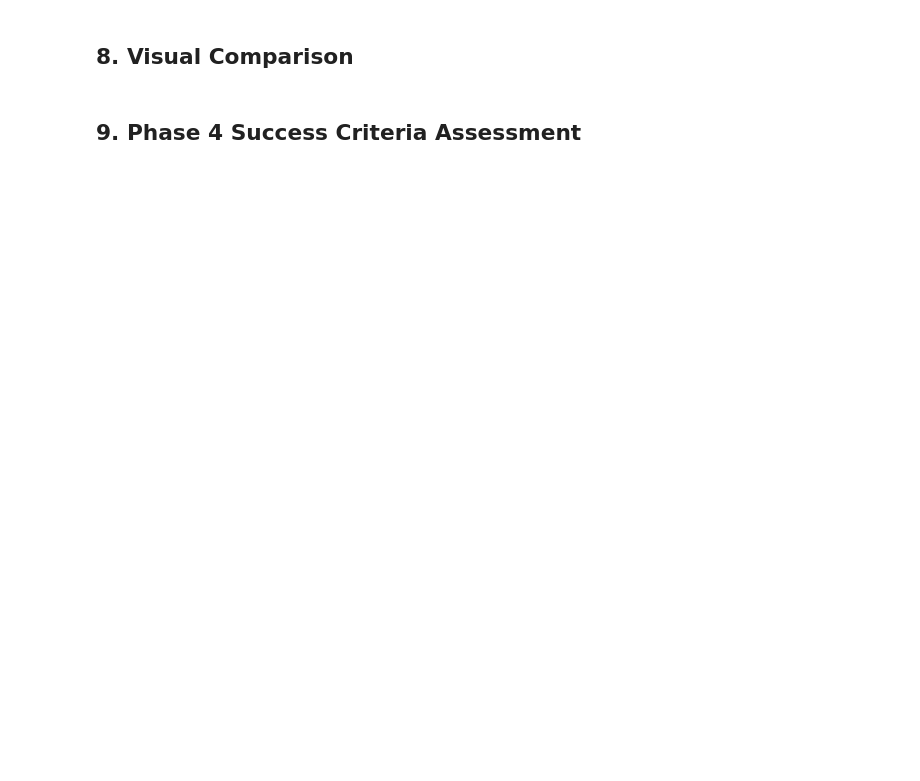
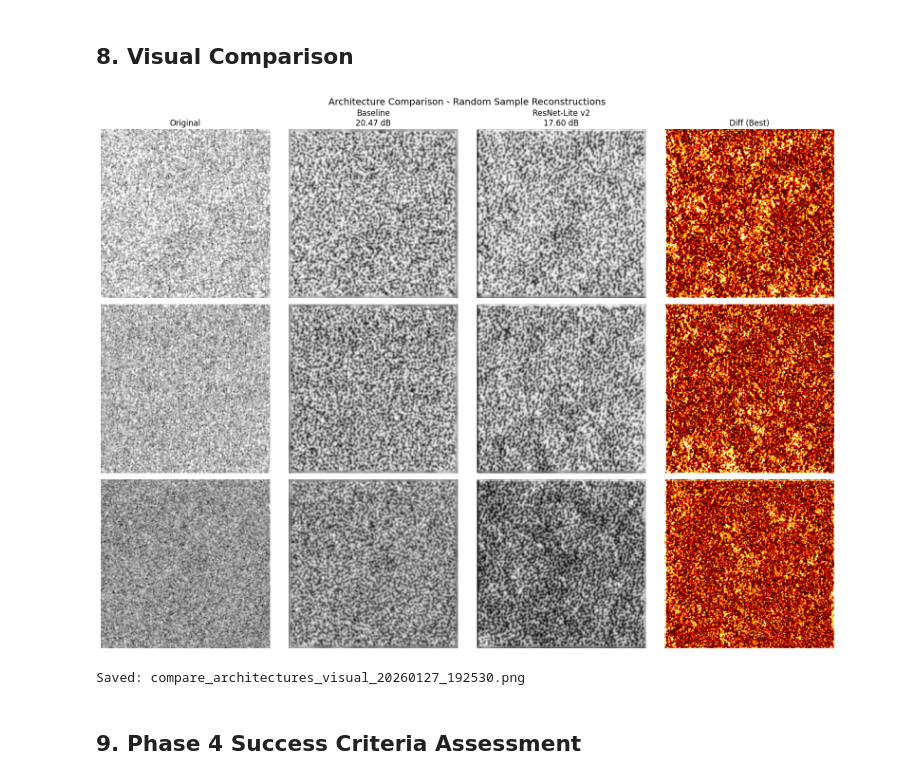
Before and after one commit to AdamDuffyCastaldo/CNNAutoencoderProject, a Jupyter notebook: notebooks/compare_architectures.ipynb, the cells around one changed output. Saved outputs shown, nothing was run; the diff lists cells and outputs as text; code cells hidden in the pictures; blank space fills up the shorter version.

Commit message:
more training + architecture comparison and improvement

```diff
--- a/notebooks/compare_architectures.ipynb
+++ b/notebooks/compare_architectures.ipynb
@@ -43,16 +48,19 @@ device = 'cuda' if torch.cuda.is_available() else 'cpu'
 # %%
 # Model configurations
 # Each entry: (checkpoint_path, model_class, model_kwargs, status)
+# Note: checkpoints live under notebooks/checkpoints/ (created from notebook runs)
+CKPT_ROOT = "notebooks/checkpoints"
+
 MODEL_CONFIGS = OrderedDict([
     ('Baseline', {
-        'checkpoint': 'checkpoints/baseline_c16_fast/best.pth',
+        'checkpoint': f'{CKPT_ROOT}/baseline_c16_fast/best.pth',
         'class': SARAutoencoder,
         'kwargs': {'latent_channels': 16},
         'status': 'complete',
         'notes': 'Plain 4-layer encoder-decoder'
     }),
     ('ResNet-Lite v2', {
-        'checkpoint': 'checkpoints/resnet_lite_v2_c16/best.pth',
+        'checkpoint': f'{CKPT_ROOT}/resnet_lite_v2_c16/best.pth',
         'class': ResNetAutoencoder,
         'kwargs': {'latent_channels': 16, 'base_channels': 32},
         'status': 'complete',
@@ -66,7 +74,7 @@ MODEL_CONFIGS = OrderedDict([
         'notes': 'LR too conservative (1e-5), underperformed baseline'
     }),
     ('Attention v1', {
-        'checkpoint': 'checkpoints/attention_v1_c16/quick_test.pth',
+        'checkpoint': 'checkpoints/attention_v2_quick_c16/best.pth',
         'class': AttentionAutoencoder,
         'kwargs': {'latent_channels': 16, 'base_channels': 64},
         'status': 'incomplete',
@@ -75,3 +83,7 @@ MODEL_CONFIGS = OrderedDict([
 ])
 
 print(f"Configured {len(MODEL_CONFIGS)} models for comparison")
+print()
+for name, cfg in MODEL_CONFIGS.items():
+    exists = Path(cfg['checkpoint']).exists()
+    print(f"  {'OK' if exists else 'MISSING':>7}  {name}: {cfg['checkpoint']}")
@@ -243,13 +317,19 @@ if complete_models:
 # %% [markdown]
 ## 8. Visual Comparison
 # %%
-# Visual comparison on sample patches
+# Visual comparison on random sample patches
+import random
+from datetime import datetime
+timestamp = datetime.now().strftime("%Y%m%d_%H%M%S")
+
 n_samples = 3
 complete_models_list = [name for name in models.keys() if model_info[name]['status'] == 'complete']
 
+# Grab a random batch by sampling random indices from the val dataset
+random_indices = random.sample(range(len(dm.val_dataset)), n_samples)
+sample_batch = torch.stack([dm.val_dataset[i] for i in random_indices]).to(device)
+
 fig, axes = plt.subplots(n_samples, len(complete_models_list) + 2, figsize=(4 * (len(complete_models_list) + 2), 4 * n_samples))
-
-sample_batch = next(iter(val_loader))[:n_samples].to(device)
 
 for i in range(n_samples):
     orig = sample_batch[i, 0].cpu().numpy()
@@ -258,36 +338,40 @@ for i in range(n_samples):
     axes[i, 0].imshow(orig, cmap='gray')
     axes[i, 0].set_title('Original' if i == 0 else '')
     axes[i, 0].axis('off')
 
     # Each complete model
     for j, name in enumerate(complete_models_list):
         model = models[name]
         with torch.no_grad():
             output, _ = model(sample_batch[i:i+1])
         recon = output[0, 0].cpu().numpy()
 
         axes[i, j + 1].imshow(recon, cmap='gray')
         if i == 0:
             axes[i, j + 1].set_title(f"{name}\n{results[name]['val_psnr']:.2f} dB")
         axes[i, j + 1].axis('off')
 
     # Difference (best model)
     best_model = models[complete_models_list[-1]]  # Last complete model (usually best)
     with torch.no_grad():
         output, _ = best_model(sample_batch[i:i+1])
     recon = output[0, 0].cpu().numpy()
     diff = np.abs(orig - recon)
 
     axes[i, -1].imshow(diff, cmap='hot', vmin=0, vmax=0.3)
     axes[i, -1].set_title('Diff (Best)' if i == 0 else '')
     axes[i, -1].axis('off')
 
-plt.suptitle('Architecture Comparison - Sample Reconstructions', fontsize=14)
+plt.suptitle('Architecture Comparison - Random Sample Reconstructions', fontsize=14)
 plt.tight_layout()
-plt.savefig('compare_architectures_visual.png', dpi=150)
+visual_path = f'notebooks/compare_architectures/compare_architectures_visual_{timestamp}.png'
+plt.savefig(visual_path, dpi=150)
 plt.show()
 
-print(f"\nSaved: compare_architectures_visual.png")
+print(f"\nSaved: {visual_path}")
+# %% [output]
+[figure, added]
+Saved: compare_architectures_visual_20260127_192530.png
 # %% [markdown]
 ## 9. Phase 4 Success Criteria Assessment
 # %%
```
Also changed, not shown: parts of 10 cells of this notebook, 20 other files.
